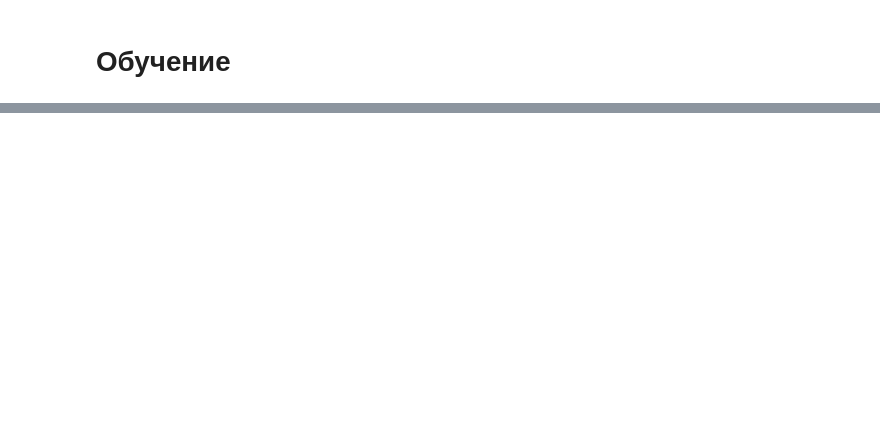
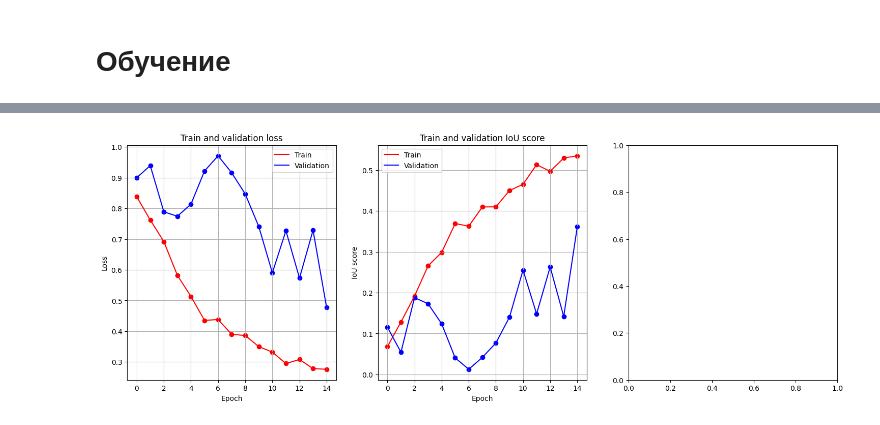
Before and after one commit to EvgeniyMarchuk/OrangePi, a Jupyter notebook: notebooks/Training pipeline.ipynb, the cells around one changed output, grey strips where cells are left out. Cells and saved outputs as stored; diff of their text form; code cells hidden in the pictures; blank space fills up the shorter version.

```diff
--- a/notebooks/Training pipeline.ipynb
+++ b/notebooks/Training pipeline.ipynb
@@ -33,9 +41,11 @@ processor = None
 transform = T.Compose([T.Resize((1024, 1024)), T.ToTensor()])
 
 model = deeplab_model()
-model.classifier[4] = nn.Conv2d(256, NUM_CLASSES, kernel_size=1)
+model.classifier[4] = nn.Conv2d(256, 1, kernel_size=1)
 model = model.to(DEVICE)
 
+
+
 model_type = "deeplab"
 # %%
 # смотрим параметры модели
@@ -90,13 +168,23 @@ for i in range(num_examples):
+# %%
+epochs = 15
+# 1e-3 нормально прям было
+lr = 1e-3
+
+# Запускаем обучение
+model_save_name = "DeeplabV3_DeepGlobe_V2"
+assert model_save_name is not None, "Enter model's name for saving"
+
+pos_weight = torch.tensor([100.0]).to(DEVICE)
+criterions = {
+    "Binary Cross Entropy": nn.BCEWithLogitsLoss(),
+    "Weighted BCE Loss": nn.BCEWithLogitsLoss(pos_weight),
+    "Focal Loss": FocalLoss(),
+    "Dice Loss": DiceLoss()
+}
+criterion = criterions["Dice Loss"]
 # %%
-epochs = 10
-lr = 1e-3
-
-# Запускаем обучение
-model_save_name = "DeeplabV3_DeepGlobe_V1"
-assert model_save_name is not None, "Enter model's name for saving"
-
-criterion = nn.CrossEntropyLoss()
-best_model, loss_history, iou_score_history, dice_score_history = train(
+torch.cuda.empty_cache()
+best_model, loss_history, iou_score_history, dice_history, recall_history = train(
     model,
     train_loader,
     valid_loader,
@@ -105,7 +193,7 @@ best_model, loss_history, iou_score_history, dice_score_history = train(
     epochs,
     model_type,
     verbose=True,
-    is_scheduler=False,
+    is_scheduler=True,
 )
 
 # --- 6. Сохранение модели ---
@@ -114,2 +237,4 @@ print("Модель сохранена!")
 # %%
-visualize_losses_and_scores(loss_history, iou_score_history, dice_score_history)
+visualize_losses_and_scores(loss_history, iou_score_history)
+# %% [output]
+[figure, added]
```
Also changed, not shown: parts of 15 cells of this notebook, 12 other files.
